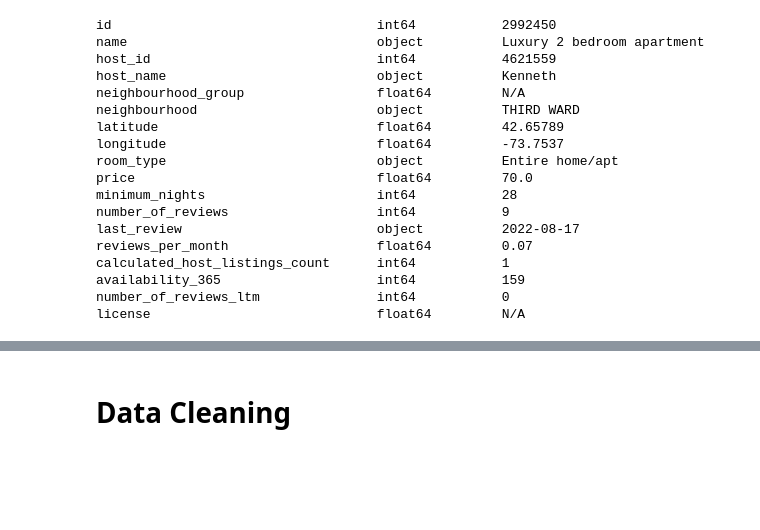
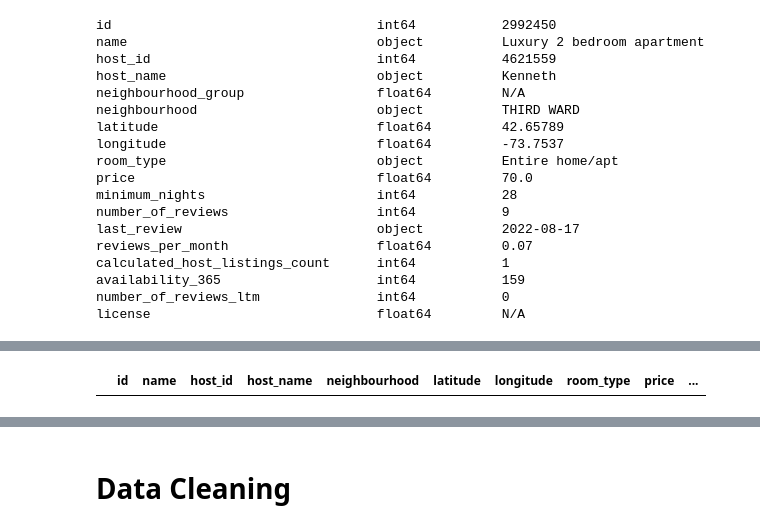
Before and after one commit to tahmee/de-launchpad-automation-and-analytics, a Jupyter notebook: analytics-pipeline/analytics.ipynb, the cells around one changed output, grey strips where cells are left out. Saved outputs shown, nothing was run; the diff lists cells and outputs as text; code cells hidden in the pictures; blank space fills up the shorter version.

```diff
--- a/analytics-pipeline/analytics.ipynb
+++ b/analytics-pipeline/analytics.ipynb
@@ -122,0 +156,6 @@ True
+# %%
+# Return listings where availability is 0
+df_check = df.loc[df['availability_365'] == 0]
+df_check
+# %% [output]
+|  | id | name | host_id | host_name | neighbourhood | latitude | longitude | room_type | price | ... |
```
Also changed, not shown: parts of 17 cells of this notebook.
